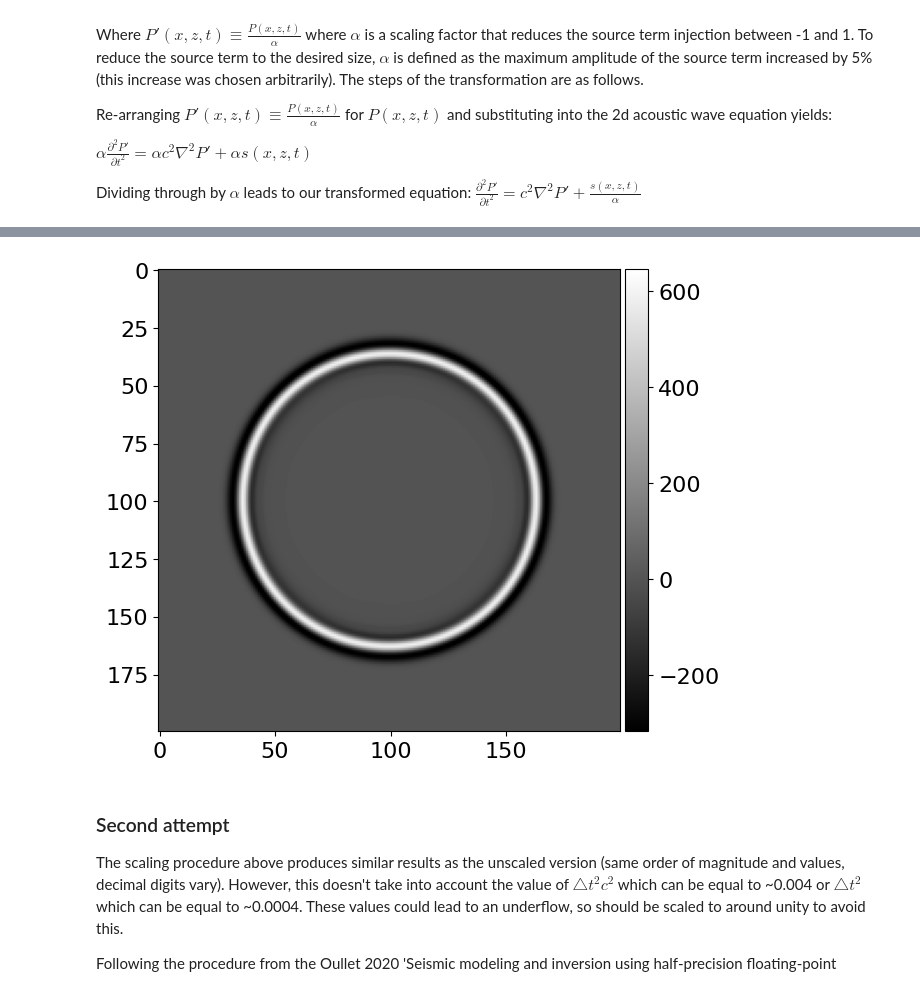
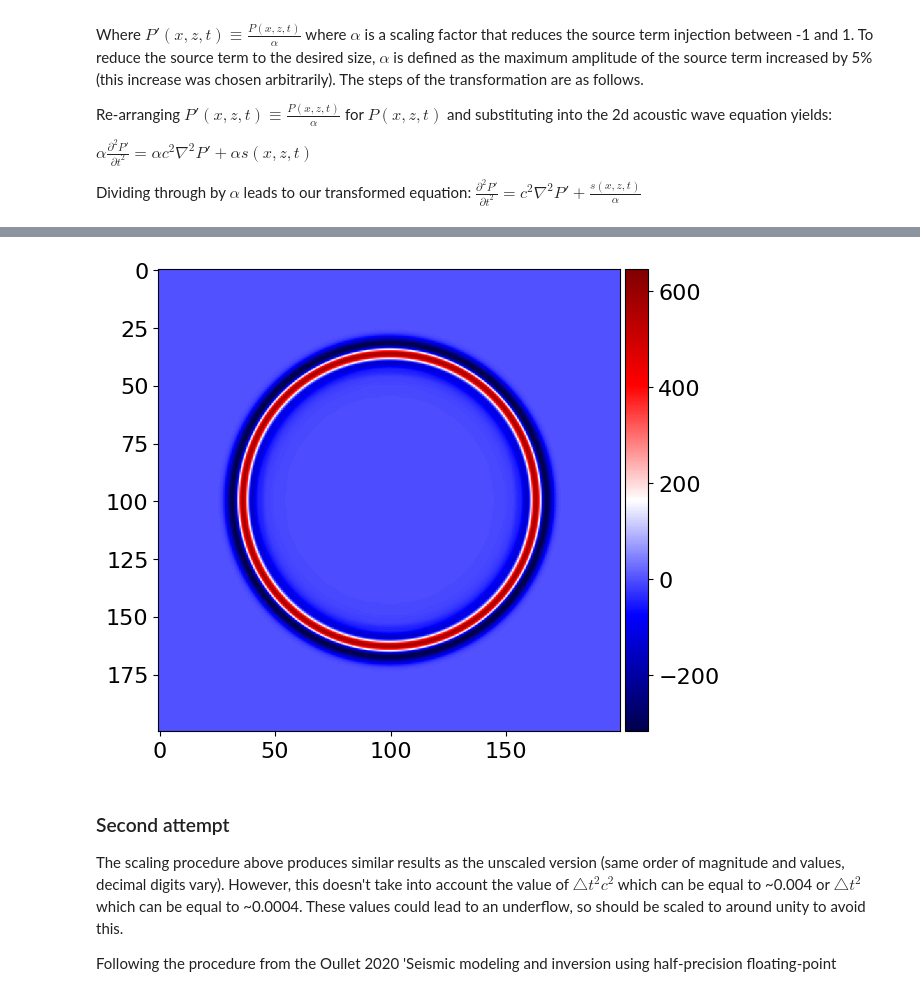
Before and after one commit to dt-17/Devito-UROP-MSci, a Jupyter notebook: scaling_acoustic.ipynb, the cells around one changed output, grey strips where cells are left out. Cells and saved outputs as stored; diff of their text form; code cells hidden in the pictures.

```diff
--- a/scaling_acoustic.ipynb
+++ b/scaling_acoustic.ipynb
@@ -123,8 +123,8 @@ Operator `Kernel` ran in 0.82 s
 # %%
 # showing output
-plot_image(p_scaled.data[0])
+plot_image(p_scaled.data[0], cmap='seismic')
 # %% [output]
-[figure, old version]
+[figure, new version]
 # %% [markdown]
 ### Second attempt
 
```
Also changed, not shown: parts of 4 cells of this notebook.
